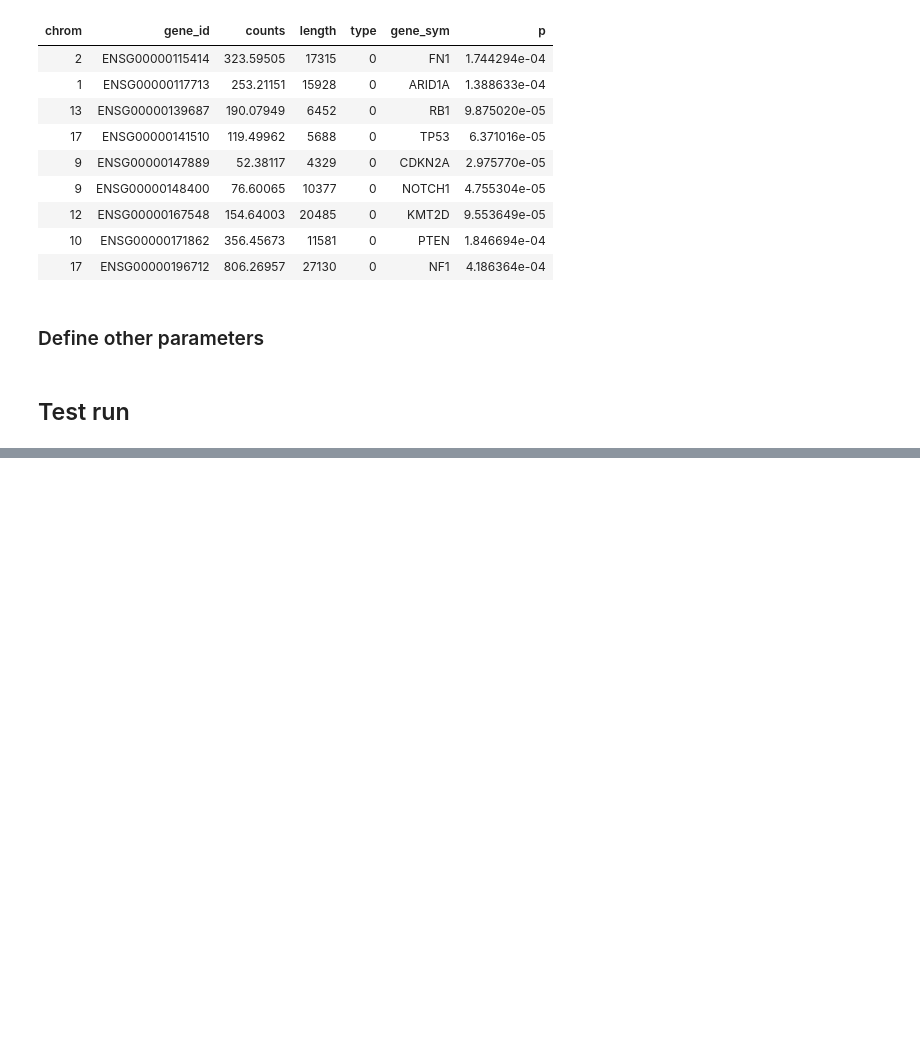
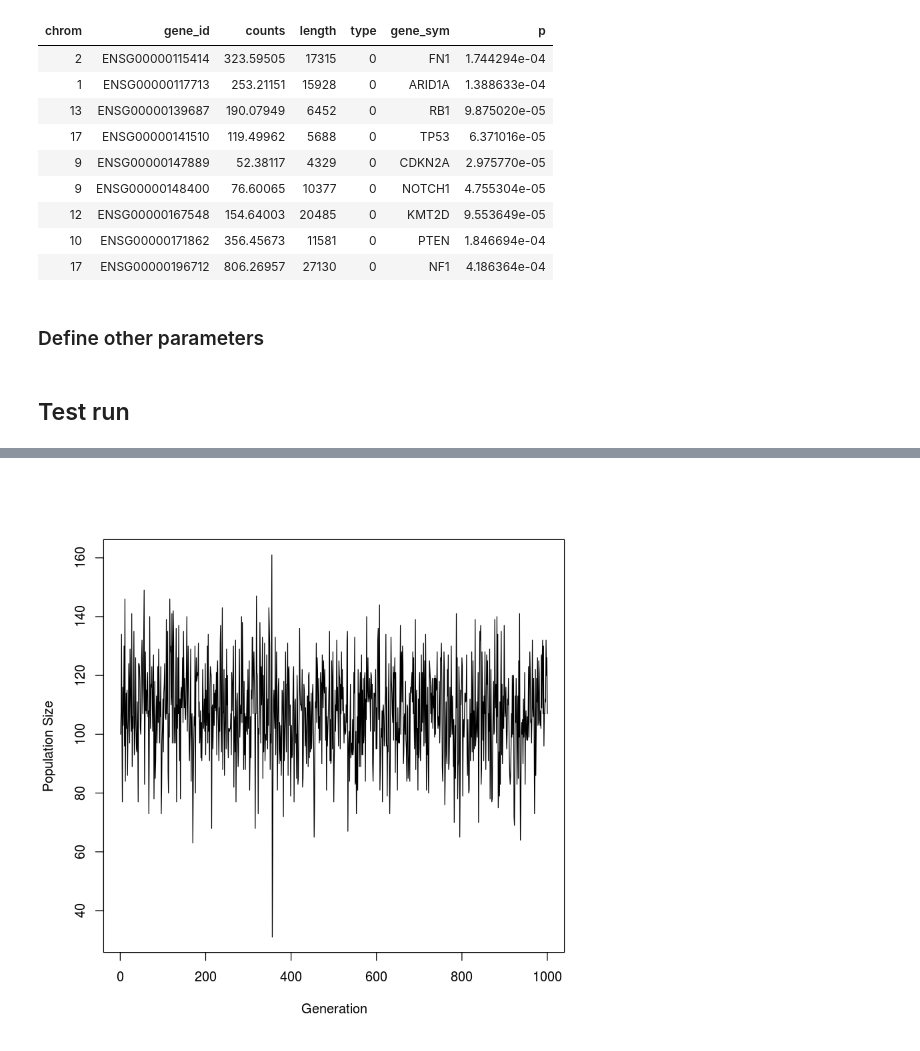
Before and after one commit to atallah-lab/neoplastic-evolution, a Jupyter notebook: src/run_v2_7.ipynb, the cells around one changed output, grey strips where cells are left out. Cells and saved outputs as stored; diff of their text form; code cells hidden in the pictures; blank space fills up the shorter version.

```diff
--- a/src/run_v2_7.ipynb
+++ b/src/run_v2_7.ipynb
@@ -66,3 +66,14 @@ maxNClones <- N0*4
 logpath <- './log.txt'
 # %% [markdown]
 ## Test run
+# %%
+out <- sompop(N0, mu, tau, NT, sld, slp, spd, spp, gender, driverGene, geneListFile, maxNClones, logpath, 'inherited', parallel)
+Pop <- out[[1]]
+N <- out[[2]]
+genTime <- out[[4]]
+
+# head(Pop)
+N[N==0] <- NA
+genTime[genTime==0] <- NA
+plot(1:NT*tau,N,type='l',xlab='Generation',ylab='Population Size')
+# %% [output]
@@ -69,3 +82,4 @@ logpath <- './log.txt'
+[figure, added]
 # %%
 out <- sompop(N0, mu, tau, NT, sld, slp, spd, spp, gender, driverGene, geneListFile, maxNClones, logpath, 'none', parallel)
 Pop <- out[[1]]
```
Also changed, not shown: parts of 3 cells of this notebook, 5 other files.
